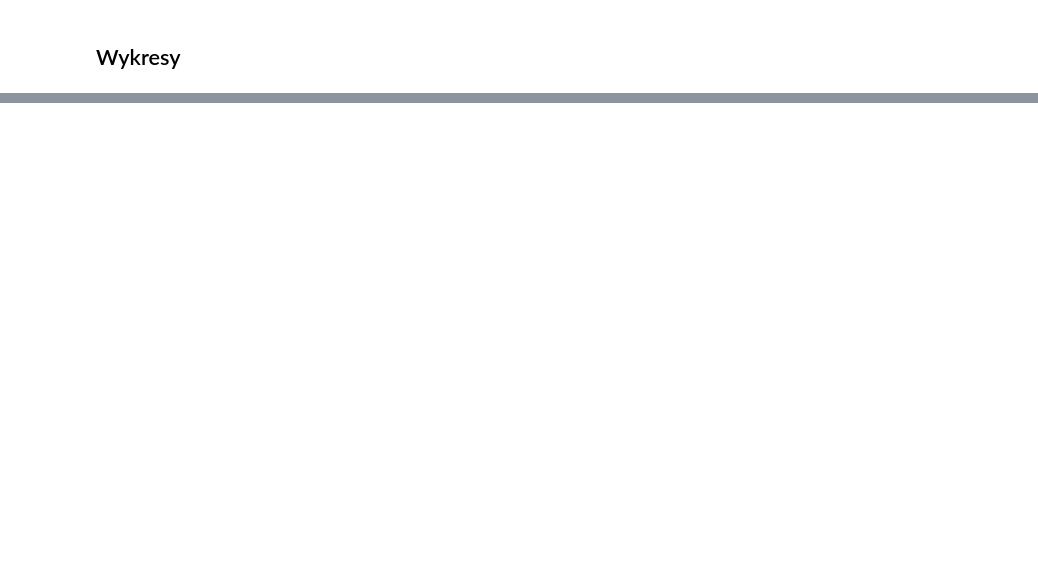
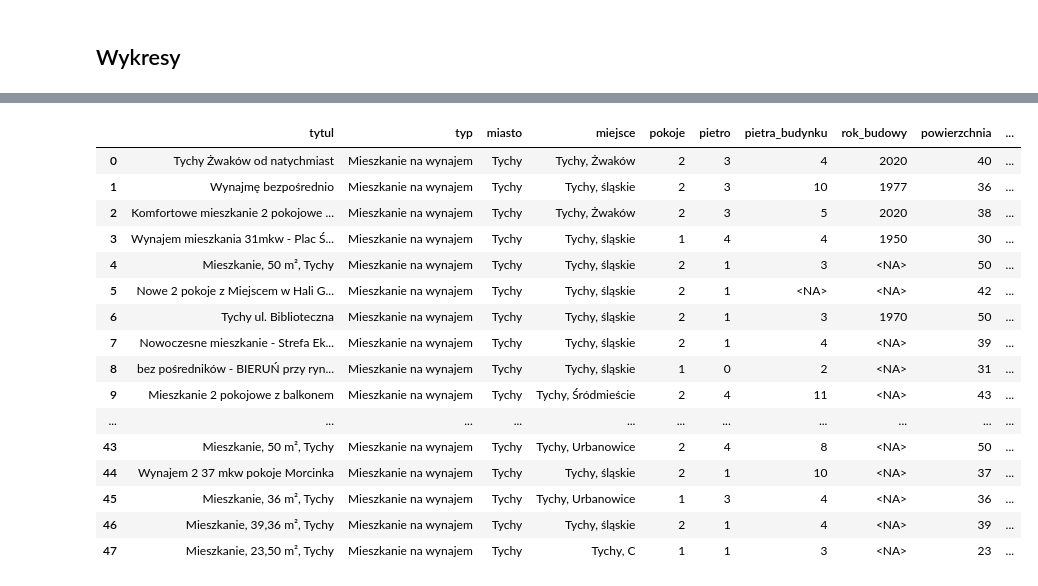
Before and after one commit to 191919201921/OTODOM_WEB_SCRAPER, a Jupyter notebook: Projekt Końcowy - scraper.ipynb, the cells around one changed output, grey strips where cells are left out. Cells and saved outputs as stored; diff of their text form; code cells hidden in the pictures; blank space fills up the shorter version.

```diff
--- a/Projekt Końcowy - scraper.ipynb
+++ b/Projekt Końcowy - scraper.ipynb
@@ -445,0 +466,20 @@ Ogłoszenia które podają cenę z już wliczonym czynszem: 32
+# %%
+tabela
+# %% [output]
+|  | tytul | typ | miasto | miejsce | pokoje | pietro | pietra_budynku | rok_budowy | powierzchnia | ... |
+| 0 | Tychy Żwaków od natychmiast | Mieszkanie na wynajem | Tychy | Tychy, Żwaków | 2 | 3 | 4 | 2020 | 40 | ... |
+| 1 | Wynajmę bezpośrednio | Mieszkanie na wynajem | Tychy | Tychy, śląskie | 2 | 3 | 10 | 1977 | 36 | ... |
+| 2 | Komfortowe mieszkanie 2 pokojowe ... | Mieszkanie na wynajem | Tychy | Tychy, Żwaków | 2 | 3 | 5 | 2020 | 38 | ... |
+| 3 | Wynajem mieszkania 31mkw - Plac Ś... | Mieszkanie na wynajem | Tychy | Tychy, śląskie | 1 | 4 | 4 | 1950 | 30 | ... |
+| 4 | Mieszkanie, 50 m², Tychy | Mieszkanie na wynajem | Tychy | Tychy, śląskie | 2 | 1 | 3 | <NA> | 50 | ... |
+| 5 | Nowe 2 pokoje z Miejscem w Hali G... | Mieszkanie na wynajem | Tychy | Tychy, śląskie | 2 | 1 | <NA> | <NA> | 42 | ... |
+| 6 | Tychy ul. Biblioteczna | Mieszkanie na wynajem | Tychy | Tychy, śląskie | 2 | 1 | 3 | 1970 | 50 | ... |
+| 7 | Nowoczesne mieszkanie - Strefa Ek... | Mieszkanie na wynajem | Tychy | Tychy, śląskie | 2 | 1 | 4 | <NA> | 39 | ... |
+| 8 | bez pośredników - BIERUŃ przy ryn... | Mieszkanie na wynajem | Tychy | Tychy, śląskie | 1 | 0 | 2 | <NA> | 31 | ... |
+| 9 | Mieszkanie 2 pokojowe z balkonem | Mieszkanie na wynajem | Tychy | Tychy, Śródmieście | 2 | 4 | 11 | <NA> | 43 | ... |
+| ... | ... | ... | ... | ... | ... | ... | ... | ... | ... | ... |
+| 43 | Mieszkanie, 50 m², Tychy | Mieszkanie na wynajem | Tychy | Tychy, Urbanowice | 2 | 4 | 8 | <NA> | 50 | ... |
+| 44 | Wynajem 2 37 mkw pokoje Morcinka | Mieszkanie na wynajem | Tychy | Tychy, śląskie | 2 | 1 | 10 | <NA> | 37 | ... |
+| 45 | Mieszkanie, 36 m², Tychy | Mieszkanie na wynajem | Tychy | Tychy, Urbanowice | 1 | 3 | 4 | <NA> | 36 | ... |
+| 46 | Mieszkanie, 39,36 m², Tychy | Mieszkanie na wynajem | Tychy | Tychy, śląskie | 2 | 1 | 4 | <NA> | 39 | ... |
+| 47 | Mieszkanie, 23,50 m², Tychy | Mieszkanie na wynajem | Tychy | Tychy, C | 1 | 1 | 3 | <NA> | 23 | ... |
```
Also changed, not shown: parts of 15 cells of this notebook, 1 other file.
